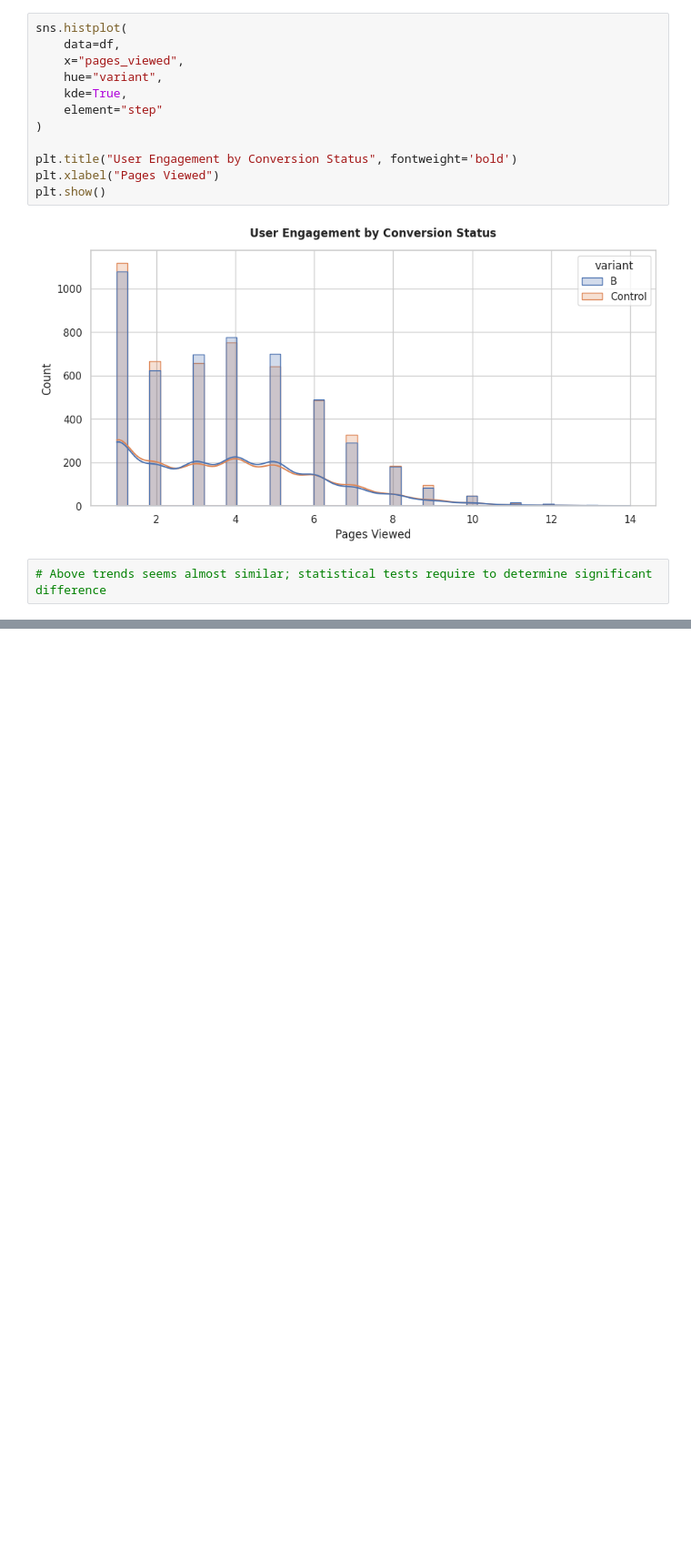
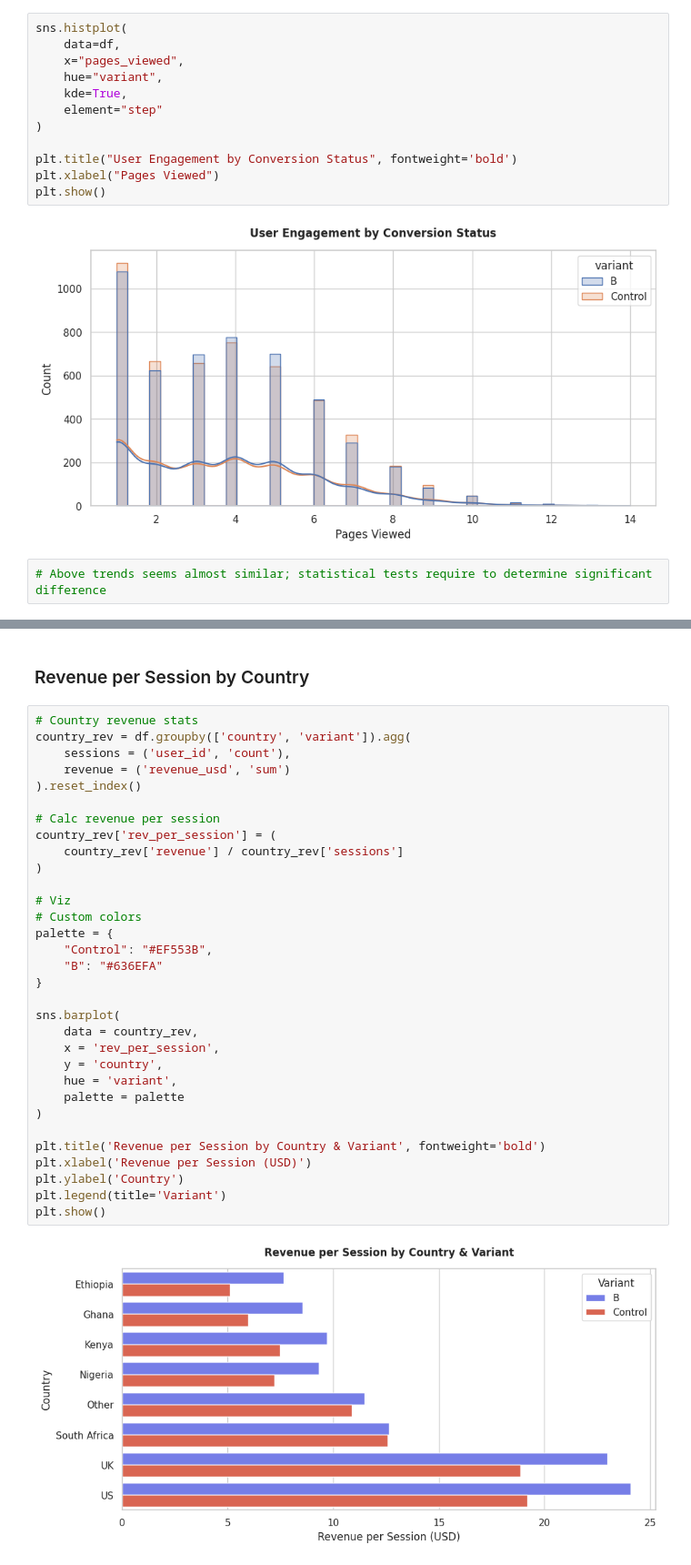
Before and after one commit to edi-kanyua/Product-Analytics-and-Experimentation, a Jupyter notebook: Product_Analytics_&_Experimentation_Case_Study.ipynb, the cells around one changed output, grey strips where cells are left out. Shown at 91% size. Cells and saved outputs as stored; diff of their text form; blank space fills up the shorter version.

```diff
--- a/Product_Analytics_&_Experimentation_Case_Study.ipynb
+++ b/Product_Analytics_&_Experimentation_Case_Study.ipynb
@@ -356,0 +408,36 @@ plt.show()
+# %% [markdown]
+### Revenue per Session by Country
+# %%
+# Country revenue stats
+country_rev = df.groupby(['country', 'variant']).agg(
+    sessions = ('user_id', 'count'),
+    revenue = ('revenue_usd', 'sum')
+).reset_index()
+
+# Calc revenue per session
+country_rev['rev_per_session'] = (
+    country_rev['revenue'] / country_rev['sessions']
+)
+
+# Viz
+# Custom colors
+palette = {
+    "Control": "#EF553B",
+    "B": "#636EFA"
+}
+
+sns.barplot(
+    data = country_rev,
+    x = 'rev_per_session',
+    y = 'country',
+    hue = 'variant',
+    palette = palette
+)
+
+plt.title('Revenue per Session by Country & Variant', fontweight='bold')
+plt.xlabel('Revenue per Session (USD)')
+plt.ylabel('Country')
+plt.legend(title='Variant')
+plt.show()
+# %% [output]
+[figure, added]
```
Also changed, not shown: parts of 4 cells of this notebook.
